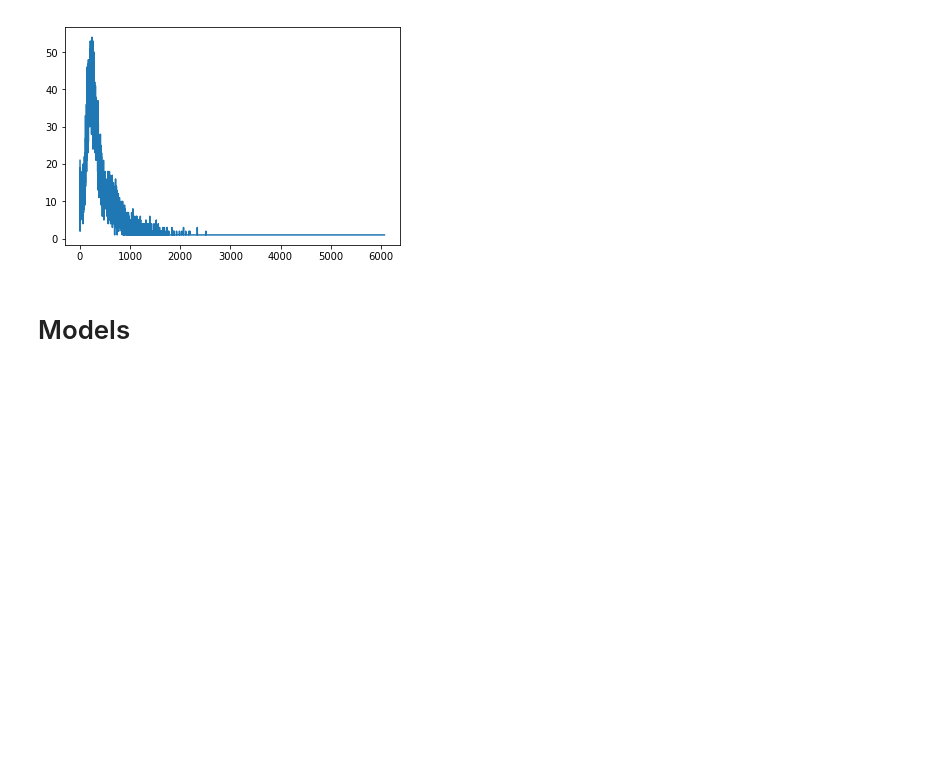
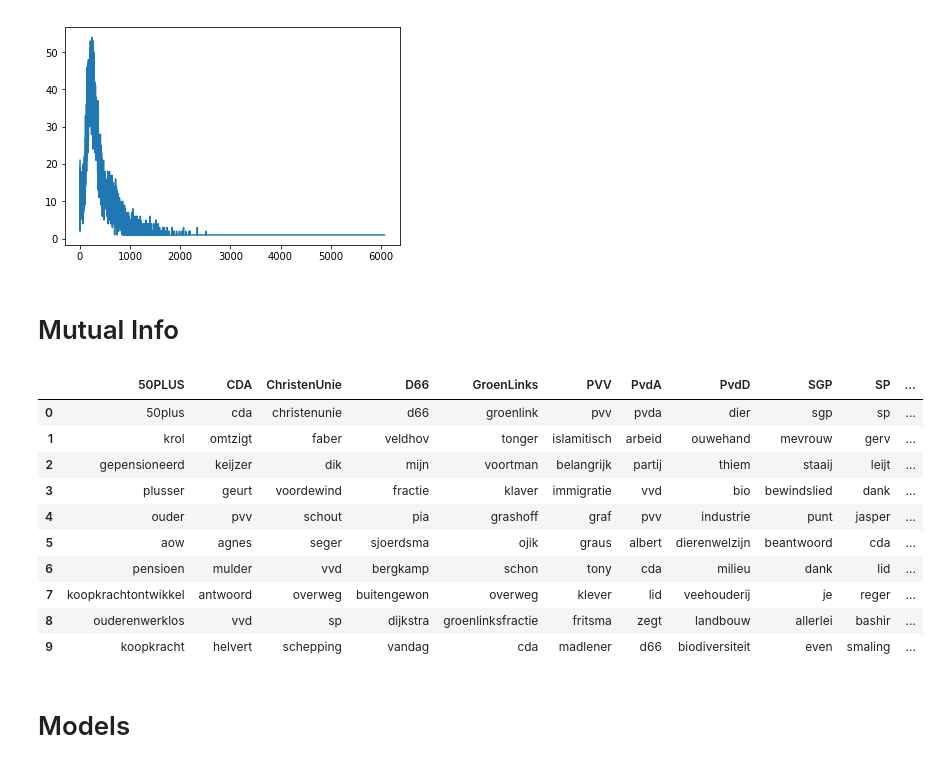
Before and after one commit to jaspervanderheide/Scriptie-Sprekers-TK, a Jupyter notebook: CompleteNotebook.ipynb, the cells around one changed output. Saved outputs shown, nothing was run; the diff lists cells and outputs as text; code cells hidden in the pictures; blank space fills up the shorter version.

```diff
--- a/CompleteNotebook.ipynb
+++ b/CompleteNotebook.ipynb
@@ -94,3 +100,61 @@ plt.plot(x, y)
 plt.show()
 # %% [output]
 [figure]
+# %% [markdown]
+# Mutual Info
+# %%
+text_dict = {x: y for x,y in zip(df.index, df.list_text)}
+class_dict = defaultdict(list)
+
+for x,y in zip(df.party, df.index):
+    class_dict[x].append(y)
+
+enddoc = defaultdict(lambda : defaultdict(int))
+totaldocs = 0
+lijst = []
+setnormalized = {doc: list(set(words)) for doc, words in text_dict.items()}
+for c, dlist in class_dict.items():
+    totaldocs += len(dlist)
+    for doc in dlist:
+        for word in setnormalized[doc]:
+            enddoc[word][c] += 1
+            enddoc[word]["total"] += 1
+
+def MU(word, c, enddoc, class_dict, totaldocs):
+    N = totaldocs
+    N11 = enddoc[word][c]
+    N01 = len(class_dict[c]) - N11
+    N10 = enddoc[word]["total"] - N11
+    N00 = N - N11 - N01 - N10
+    N21 = N11 + N01
+    N12 = N10 + N11
+    N02 = N01 + N00
+    N20 = N10 + N00
+    return ((N11 / N) * float(Decimal((N * N11) / (N12 * N21)).log10()) / math.log(2, 10)
+        + (N01 / N) * float(Decimal((N * N01) / (N02 * N21)).log10()) / math.log(2, 10)
+        + (N10 / N) * float(Decimal((N * N10) / (N12 * N20)).log10()) / math.log(2, 10)
+        + (N00 / N) * float(Decimal((N * N00) / (N02 * N20)).log10()) / math.log(2, 10))
+enddoc = {c: {word : MU(word, c, enddoc, class_dict, totaldocs) for word in enddoc.keys()}
+          for c in class_dict.keys()}
+mudf = pd.DataFrame.from_dict(enddoc)
+# %%
+terms10 = {}
+for classs in class_dict:
+    df10 = mudf[classs].nlargest(10)
+    terms10[classs] = df10.to_dict()
+# %%
+terms10x = {x:[p for p,q in sorted(y.items(), key=operator.itemgetter(1), reverse = True)] for x,y in terms10.items()}
+MIdf = pd.DataFrame(terms10x)
+MIdf
+# %% [output]
+|  | 50PLUS | CDA | ChristenUnie | D66 | GroenLinks | PVV | PvdA | PvdD | SGP | SP | ... |
+| 0 | 50plus | cda | christenunie | d66 | groenlink | pvv | pvda | dier | sgp | sp | ... |
+| 1 | krol | omtzigt | faber | veldhov | tonger | islamitisch | arbeid | ouwehand | mevrouw | gerv | ... |
+| 2 | gepensioneerd | keijzer | dik | mijn | voortman | belangrijk | partij | thiem | staaij | leijt | ... |
+| 3 | plusser | geurt | voordewind | fractie | klaver | immigratie | vvd | bio | bewindslied | dank | ... |
+| 4 | ouder | pvv | schout | pia | grashoff | graf | pvv | industrie | punt | jasper | ... |
+| 5 | aow | agnes | seger | sjoerdsma | ojik | graus | albert | dierenwelzijn | beantwoord | cda | ... |
+| 6 | pensioen | mulder | vvd | bergkamp | schon | tony | cda | milieu | dank | lid | ... |
+| 7 | koopkrachtontwikkel | antwoord | overweg | buitengewon | overweg | klever | lid | veehouderij | je | reger | ... |
+| 8 | ouderenwerklos | vvd | sp | dijkstra | groenlinksfractie | fritsma | zegt | landbouw | allerlei | bashir | ... |
+| 9 | koopkracht | helvert | schepping | vandag | cda | madlener | d66 | biodiversiteit | even | smaling | ... |
```
Also changed, not shown: parts of 7 cells of this notebook.
